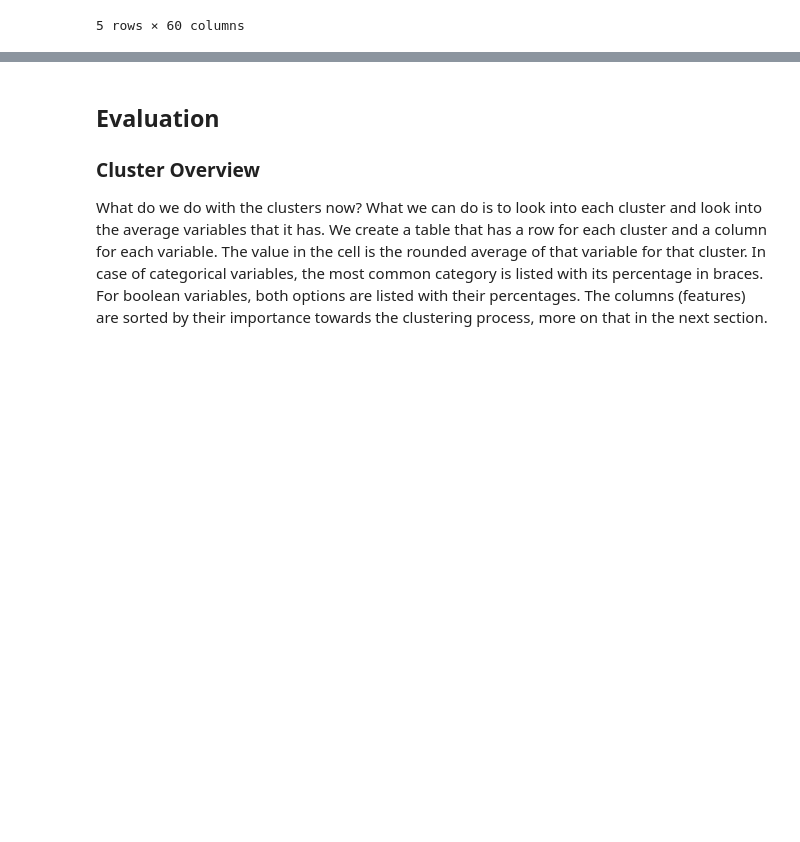
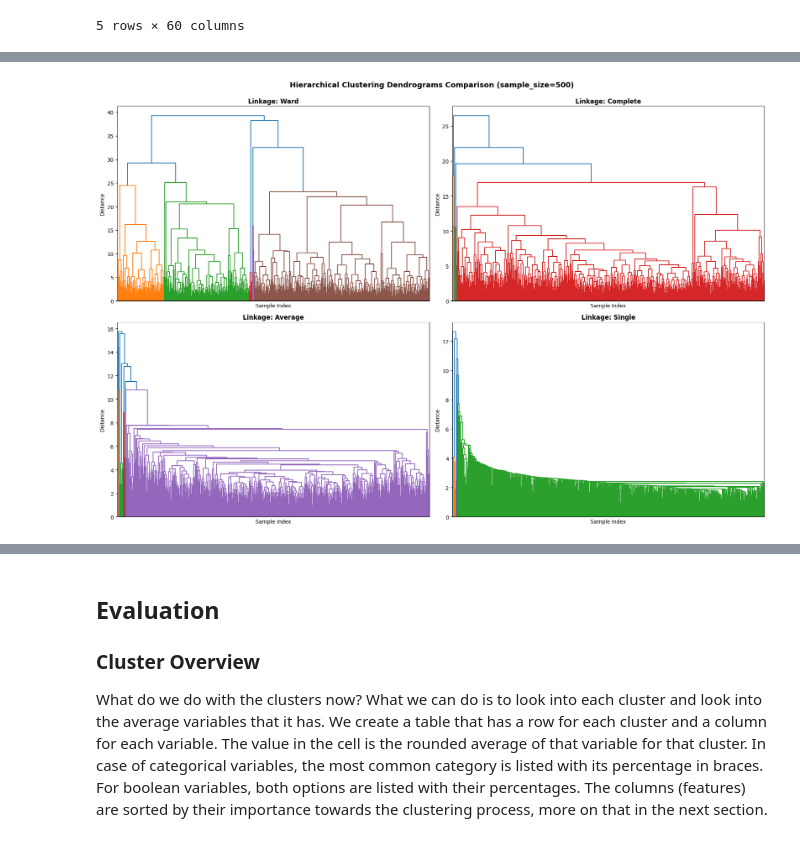
Before and after one commit to jaanisfehling/italian-rap-songs, a Jupyter notebook: clustering/hierarchical.ipynb, the cells around one changed output, grey strips where cells are left out. Drawn from its saved outputs; the diff is of its cells as text; code cells hidden in the pictures; blank space fills up the shorter version.

Commit message:
add alternative linkages and dendograms

```diff
--- a/clustering/hierarchical.ipynb
+++ b/clustering/hierarchical.ipynb
@@ -298,19 +238,0 @@ Note: For large datasets, we'll sample a subset of data points to make the dendr
-# %%
-# Create dendrogram with a sample of the data for readability
-sample_size = min(500, len(encoded_df))
-sample_indices = np.random.choice(len(encoded_df), sample_size, replace=False)
-
-# Get the sample data
-sample_data = encoded_df.iloc[sample_indices]
-
-# Compute linkage matrix
-linkage_matrix = linkage(sample_data, method=linkage_method)
-
-# Plot dendrogram
-plt.figure(figsize=(15, 8))
-dendrogram(linkage_matrix, no_labels=True)
-plt.title(f'Hierarchical Clustering Dendrogram (linkage={linkage_method}, sample_size={sample_size})')
-plt.xlabel('Sample Index')
-plt.ylabel('Distance')
-plt.tight_layout()
-plt.show()
@@ -318,0 +250,31 @@ plt.show()
+# %%
+# Create dendrograms with different linkage methods
+sample_size = min(500, len(encoded_df))
+sample_indices = np.random.choice(len(encoded_df), sample_size, replace=False)
+
+# Get the sample data
+sample_data = encoded_df.iloc[sample_indices]
+
+# Different linkage methods to compare
+linkage_methods = ['ward', 'complete', 'average', 'single']
+
+# Create subplots
+fig, axes = plt.subplots(2, 2, figsize=(18, 12))
+axes = axes.flatten()
+
+for idx, method in enumerate(linkage_methods):
+    # Compute linkage matrix
+    linkage_matrix = linkage(sample_data, method=method)
+
+    # Plot dendrogram
+    dendrogram(linkage_matrix, no_labels=True, ax=axes[idx])
+    axes[idx].set_title(f'Linkage: {method.capitalize()}', fontsize=12, fontweight='bold')
+    axes[idx].set_xlabel('Sample Index')
+    axes[idx].set_ylabel('Distance')
+
+plt.suptitle(f'Hierarchical Clustering Dendrograms Comparison (sample_size={sample_size})',
+             fontsize=14, fontweight='bold', y=0.995)
+plt.tight_layout()
+plt.show()
+# %% [output]
+[figure, added]
```
Also changed, not shown: parts of 11 cells of this notebook.
